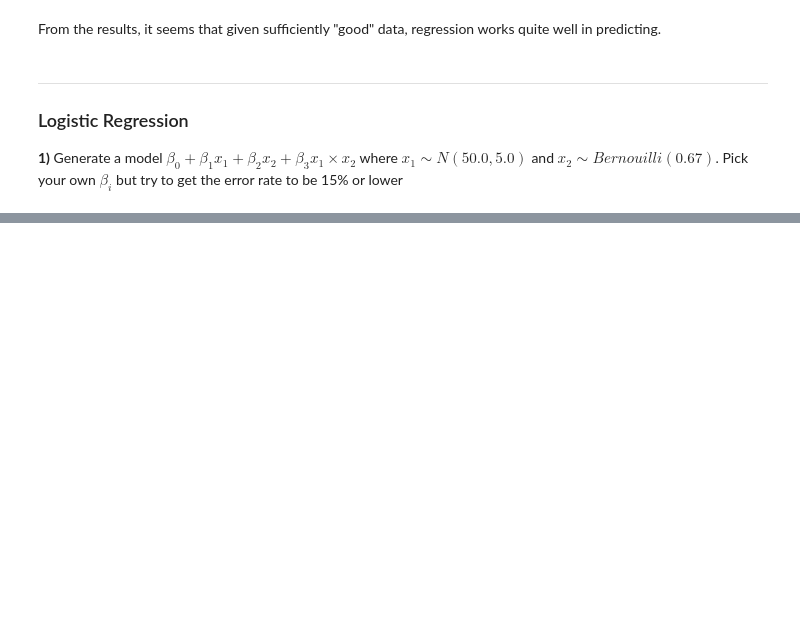
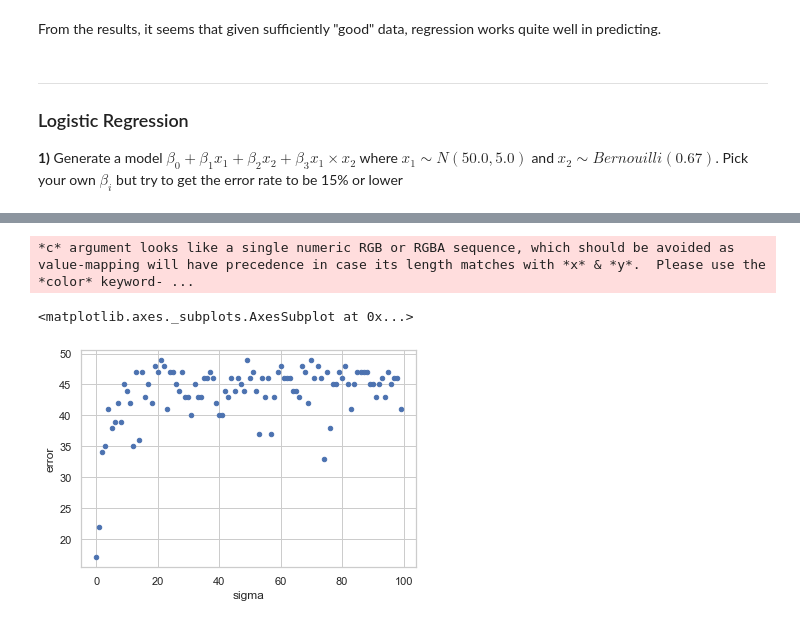
Before and after one commit to natemcintosh/en_685_648_data_science, a Jupyter notebook: 9_module/lab/nmcinto2.ipynb, the cells around one changed output, grey strips where cells are left out. Cells and saved outputs as stored; diff of their text form; code cells hidden in the pictures; blank space fills up the shorter version.

```diff
--- a/9_module/lab/nmcinto2.ipynb
+++ b/9_module/lab/nmcinto2.ipynb
@@ -252,0 +307,30 @@ ValueError: This solver needs samples of at least 2 classes in the data, but the
+# %%
+def get_error_for_given_data(data: pd.DataFrame, σ: float) -> float:
+    data["e"] = stats.norm.rvs(loc = 0, scale = σ, size = len(data.x1))
+    data["z"] = data["β0"] + data["β1"]*data["x1"] + data["e"]
+    data["pr"] = models.logistic(data["z"])
+    data["y"] = pd.Series(data["pr"] > np.random.uniform(size = len(data["pr"]))).map({False:0, True:1})
+
+    result = models.logistic_regression("y ~ x1", data = data)
+
+    return result["error"]
+# %%
+np.random.seed(100)
+
+data = {}
+data["β0"] = 1.0
+data["β1"] = 1
+
+data["x1"] = stats.bernoulli.rvs(0.67, size = 100)
+data = pd.DataFrame(data)
+
+sigmas = range(0, 100)
+
+errors = [get_error_for_given_data(data, σ) for σ in sigmas]
+errors = np.vstack(errors).reshape(-1)
+# %%
+sigma_and_error = pd.DataFrame({
+    "sigma": sigmas,
+    "error": errors,
+})
+sigma_and_error
@@ -252,0 +351,6 @@ ValueError: This solver needs samples of at least 2 classes in the data, but the
+# %%
+sigma_and_error.plot.scatter(x = "sigma", y = "error")
+# %% [output]
+*c* argument looks like a single numeric RGB or RGBA sequence, which should be avoided as value-mapping will have precedence in case its length matches with *x* & *y*.  Please use the *color* keyword- ...
+<matplotlib.axes._subplots.AxesSubplot at 0x...>
+[figure, added]
```
Also changed, not shown: parts of 13 cells of this notebook.
